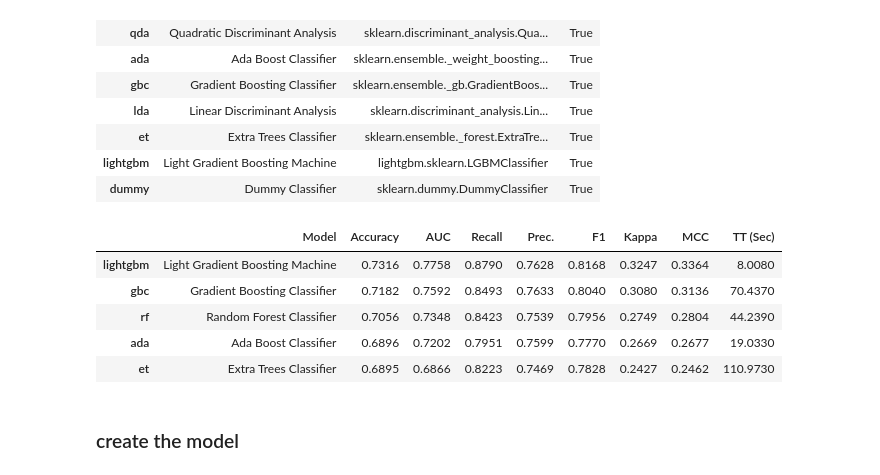
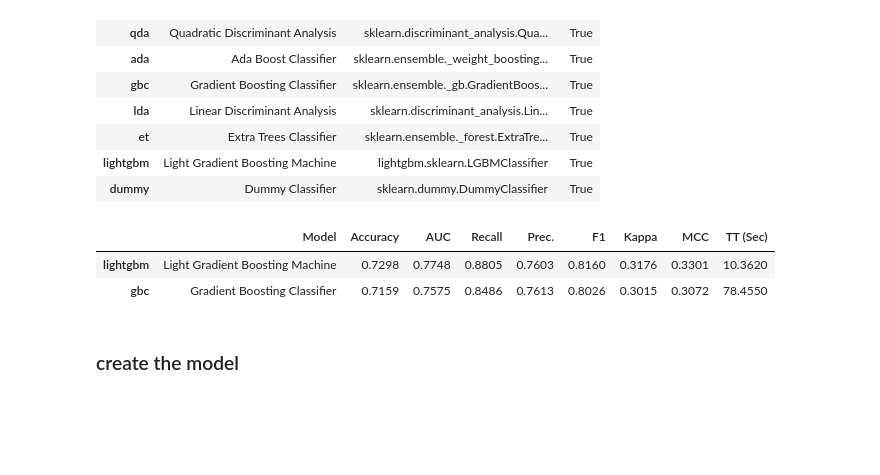
Before and after one commit to georgespap/healthcare_covid19, a Jupyter notebook: healthcare_pycaret_pred.ipynb, the cells around one changed output. Saved outputs shown, nothing was run; the diff lists cells and outputs as text; code cells hidden in the pictures; blank space fills up the shorter version.

```diff
--- a/healthcare_pycaret_pred.ipynb
+++ b/healthcare_pycaret_pred.ipynb
@@ -98,14 +98,11 @@ models()
 | dummy | Dummy Classifier | sklearn.dummy.DummyClassifier | True |
 # %%
 # This model will be used to compare all the model along with the cross validation
-best_model=compare_models(exclude=["svm","nb","dt","ridge","lda","knn","dummy","qda","lr"])
+best_model=compare_models(include=["lightgbm","gbc"])
 # %% [output]
 |  | Model | Accuracy | AUC | Recall | Prec. | F1 | Kappa | MCC | TT (Sec) |
-| lightgbm | Light Gradient Boosting Machine | 0.7316 | 0.7758 | 0.8790 | 0.7628 | 0.8168 | 0.3247 | 0.3364 | 8.0080 |
-| gbc | Gradient Boosting Classifier | 0.7182 | 0.7592 | 0.8493 | 0.7633 | 0.8040 | 0.3080 | 0.3136 | 70.4370 |
-| rf | Random Forest Classifier | 0.7056 | 0.7348 | 0.8423 | 0.7539 | 0.7956 | 0.2749 | 0.2804 | 44.2390 |
-| ada | Ada Boost Classifier | 0.6896 | 0.7202 | 0.7951 | 0.7599 | 0.7770 | 0.2669 | 0.2677 | 19.0330 |
-| et | Extra Trees Classifier | 0.6895 | 0.6866 | 0.8223 | 0.7469 | 0.7828 | 0.2427 | 0.2462 | 110.9730 |
+| lightgbm | Light Gradient Boosting Machine | 0.7298 | 0.7748 | 0.8805 | 0.7603 | 0.8160 | 0.3176 | 0.3301 | 10.3620 |
+| gbc | Gradient Boosting Classifier | 0.7159 | 0.7575 | 0.8486 | 0.7613 | 0.8026 | 0.3015 | 0.3072 | 78.4550 |
 # %% [markdown]
 ### create the model
 # %%
```
Also changed, not shown: parts of 11 cells of this notebook.
